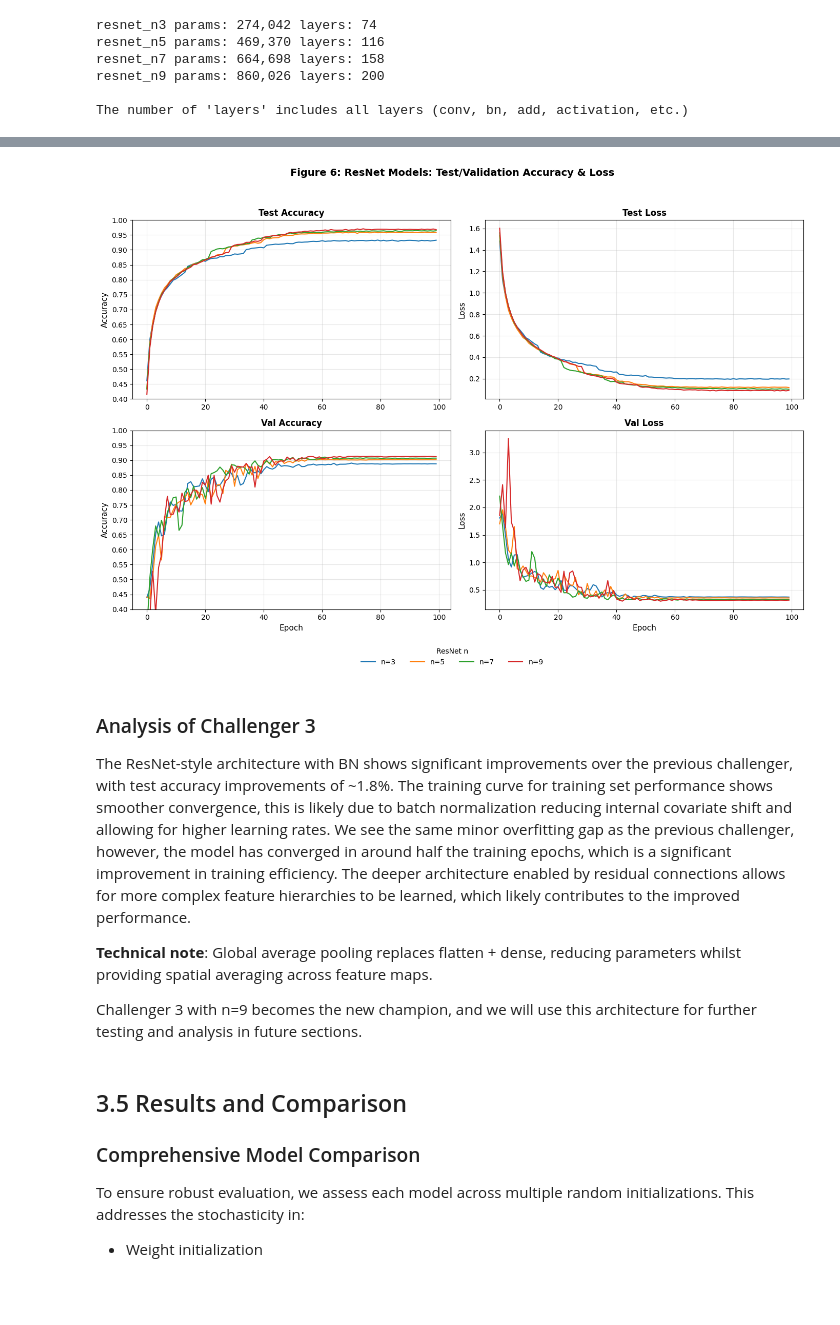
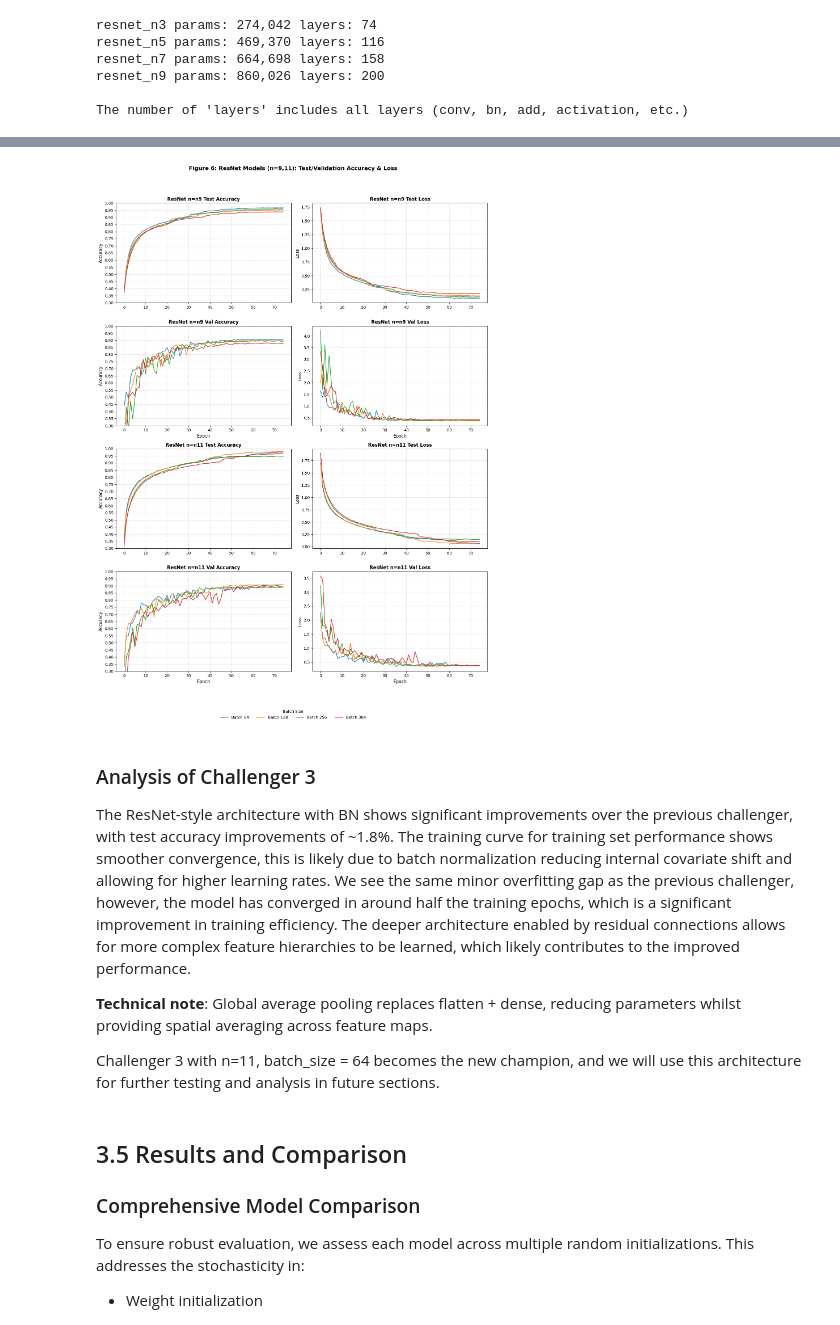
Before and after one commit to peaceman-per/S3-Neural-Networks-Coursework-2, a Jupyter notebook: CIFAR10_Neural_Networks_Coursework.ipynb, the cells around one changed output, grey strips where cells are left out. Saved outputs shown, nothing was run; the diff lists cells and outputs as text; code cells hidden in the pictures; blank space fills up the shorter version.

```diff
--- a/CIFAR10_Neural_Networks_Coursework.ipynb
+++ b/CIFAR10_Neural_Networks_Coursework.ipynb
@@ -726,7 +729,7 @@ Simultaneously, we increase model capacity by adding a third convolutional block
 - Stacked convolutions within blocks (before strided 2x2 convolutions) for non-linear 5x5 receptive fields with fewer parameters
 - Progressive dropout rates (0.2 -> 0.5) for increasing regularization in deeper layers
 # %%
-def create_augmented_model(random_seed=128, name='Augmented_ConvNet'):
+def create_augmented_model(seed=128, name='Augmented_ConvNet'):
     """
     create a ConvNet with specified architecture below.
 
@@ -737,14 +740,14 @@ def create_augmented_model(random_seed=128, name='Augmented_ConvNet'):
     - Classifier: Flatten -> Dense(512) -> Dropout(0.5) -> Dense(10) -> Softmax
 
     Args:
-        random_seed: Random seed for reproducibility, default 128
+        seed: Random seed for reproducibility, default 128
         name: Name of the model, default 'Augmented_ConvNet'
 
     Returns:
         complete, compiled model
     """
     # seed
-    tf.keras.utils.set_random_seed(random_seed)
+    tf.keras.utils.set_random_seed(seed)
 
     model = models.Sequential([
 
@@ -1381,8 +1384,8 @@ def make_callbacks(tag: str):
     ]
 
 
-# define true if you want to run this, but it took over 2 hours
-if True:
+# define true if you want to run this, but it took over 12 hours
+if False:
     # loop to train ResNet models with different n values and save results
     for n in [ 9, 11]:
         # loop over batch sizes for each n
@@ -1520,44 +1432,65 @@ Best Validation Accuracy: 87.26%
 # %%
-# 2x2 subplot layout for accuracy and loss, train and validation
-fig, axes = plt.subplots(2, 2, figsize=(14, 10), sharex=False)
+# visualize ResNet training histories
+# create 4x2 subplot layout:
+# rows: n=9-test, n=9-val, n=11-test, n=11-val
+# cols: accuracy, loss
+
+fig, axes = plt.subplots(4, 2, figsize=(14, 20), sharex=False)
 layout = [
-    ("train", "accuracy", axes[0, 0]),
-    ("train", "loss",     axes[0, 1]),
-    ("val",  "accuracy", axes[1, 0]),
-    ("val",  "loss",     axes[1, 1]),
+    ("n9", "test", "accuracy", axes[0, 0]),
+    ("n9", "test", "loss", axes[0, 1]),
+    ("n9", "val", "accuracy", axes[1, 0]),
+    ("n9", "val", "loss", axes[1, 1]),
+    ("n11", "test", "accuracy", axes[2, 0]),
+    ("n11", "test", "loss", axes[2, 1]),
+    ("n11", "val", "accuracy", axes[3, 0]),
+    ("n11", "val", "loss", axes[3, 1]),
 ]
 
-for row_name, metric_name, ax in layout:
+key_map = {
+    ("test", "accuracy"): "accuracy",
+    ("test", "loss"): "loss",
+    ("val", "accuracy"): "val_accuracy",
+    ("val", "loss"): "val_loss",
+}
+
+for n_tag, row_name, metric_name, ax in layout:
     hist_key = key_map[(row_name, metric_name)]
 
-    for n in [3, 5, 7, 9]:
-        history = resnet_histories[f"n{n}"]
-        if hist_key not in history:
-            continue
-        ax.plot(history[hist_key], label=f"n={n}", linewidth=1.5)
+    # loop over batch sizes for this n and plot the metric
+    for batch_size in [64, 128, 256, 384]:
+        tag = f"{n_tag}_batch{batch_size}"
+        history = resnet_histories[tag]
+
+        y = history[hist_key]
+        ax.plot(y, label=f"Batch {batch_size}", linewidth=1.5)
 
     ax.grid(alpha=0.3)
-    ax.set_title(f"{row_name.title()} {metric_name.title()}", fontsize=12, fontweight="bold")
+
     if metric_name == "accuracy":
-        ax.set_ylim(0.4, 1.0)
-        ax.set_yticks(np.arange(0.4, 1.05, 0.05))
+        ax.set_ylim(0.3, 1.0)
+        ax.set_yticks(np.arange(0.3, 1.05, 0.05))
         ax.set_ylabel("Accuracy", fontsize=11)
     else:
         ax.set_ylabel("Loss", fontsize=11)
 
-# X labels for the val rows
-for ax in axes[1, :]:
-    ax.set_xlabel("Epoch", fontsize=11)
+    if row_name == "val":
+        ax.set_xlabel("Epoch", fontsize=11)
+
+    ax.set_title(f"ResNet n={n_tag} {row_name.title()} {metric_name.title()}",
+                 fontsize=12, fontweight="bold")
 
 # One legend for the whole figure
 handles, labels = axes[0, 0].get_legend_handles_labels()
 if handles:
-    fig.legend(handles, labels, title="ResNet n", loc="lower center", ncol=4, frameon=False)
-fig.suptitle("Figure 6: ResNet Models: Train/Validation Accuracy & Loss", fontsize=14, fontweight="bold", y=0.98)
+    fig.legend(handles, labels, title="Batch Size", loc="lower center", ncol=4, frameon=False)
+
+fig.suptitle("Figure 6: ResNet Models (n=9,11): Test/Validation Accuracy & Loss",
+             fontsize=14, fontweight="bold", y=0.98)
 fig.tight_layout(rect=[0, 0.06, 1, 0.95])
 plt.show()
 # %% [output]
-[figure, old version]
+[figure, new version]
 # %% [markdown]
 ### Analysis of Challenger 3
 
@@ -1565,7 +1498,7 @@ The ResNet-style architecture with BN shows significant improvements over the pr
 
 **Technical note**: Global average pooling replaces flatten + dense, reducing parameters whilst providing spatial averaging across feature maps.
 
-Challenger 3 with n=9 becomes the new champion, and we will use this architecture for further testing and analysis in future sections.
+Challenger 3 with n=11, batch_size = 64 becomes the new champion, and we will use this architecture for further testing and analysis in future sections.
 # %% [markdown]
 ## 3.5 Results and Comparison
 
```
Also changed, not shown: parts of 22 cells of this notebook, 11 other files.
